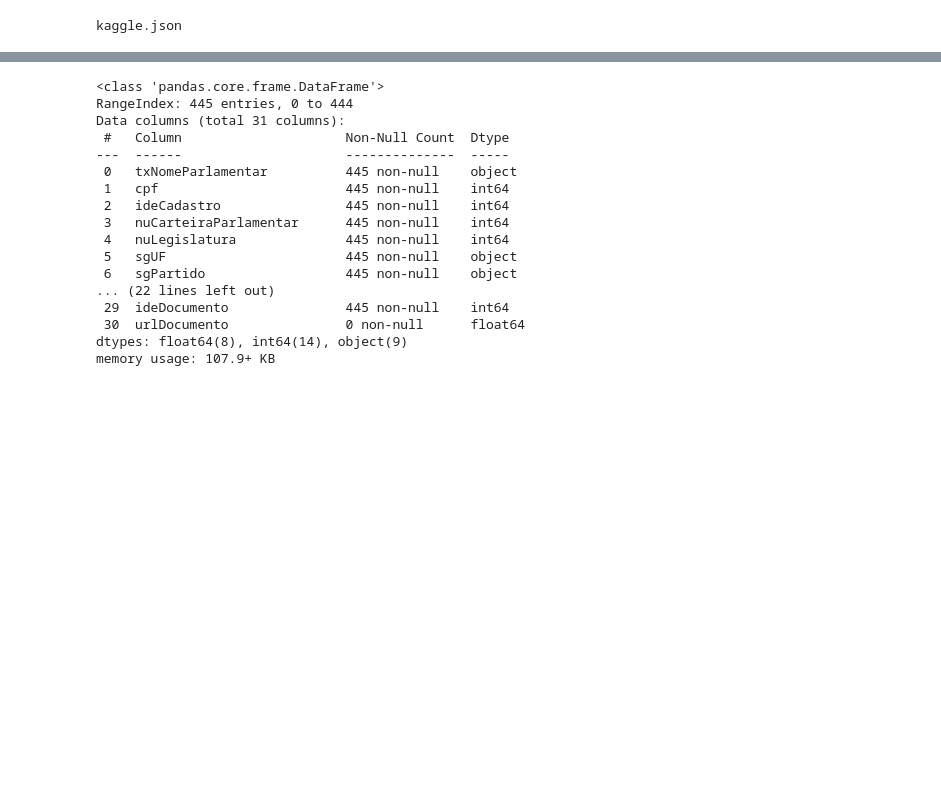
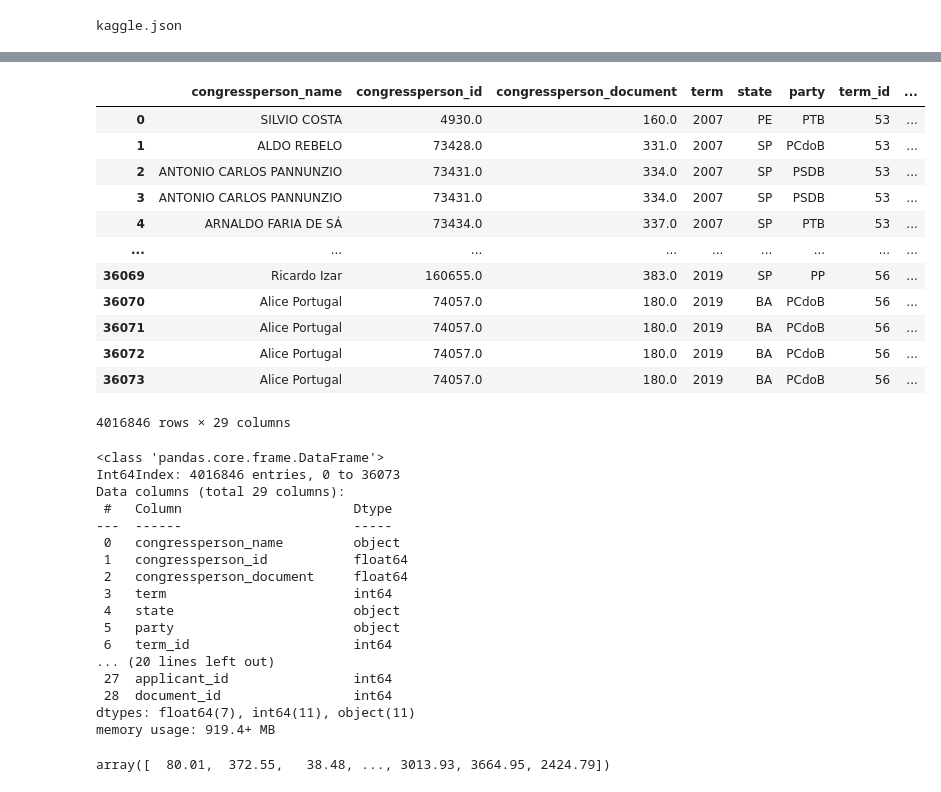
Before and after one commit to guiaech/projeto_integrador_VA, a Jupyter notebook: projeto_integrador_V_A.ipynb, the cells around one changed output, grey strips where cells are left out. Saved outputs shown, nothing was run; the diff lists cells and outputs as text; code cells hidden in the pictures; blank space fills up the shorter version.

```diff
--- a/projeto_integrador_V_A.ipynb
+++ b/projeto_integrador_V_A.ipynb
@@ -70,20 +53,55 @@ dt
+# %%
+#Lendo o arquivo csv, nele o separador foi o ponto e virgula.
+dt = pd.read_csv('/content/reimbursements-2008.csv', on_bad_lines='skip')
+dt2 = pd.read_csv('/content/reimbursements-2009.csv', on_bad_lines='skip')
+dt3 = pd.read_csv('/content/reimbursements-2010.csv', on_bad_lines='skip')
+dt4 = pd.read_csv('/content/reimbursements-2011.csv', on_bad_lines='skip')
+dt5 = pd.read_csv('/content/reimbursements-2012.csv', on_bad_lines='skip')
+dt6 = pd.read_csv('/content/reimbursements-2013.csv', on_bad_lines='skip')
+dt7 = pd.read_csv('/content/reimbursements-2014.csv', on_bad_lines='skip')
+dt8 = pd.read_csv('/content/reimbursements-2015.csv', on_bad_lines='skip')
+dt9 = pd.read_csv('/content/reimbursements-2016.csv', on_bad_lines='skip')
+dt10 = pd.read_csv('/content/reimbursements-2017.csv', on_bad_lines='skip')
+dt11 = pd.read_csv('/content/reimbursements-2018.csv', on_bad_lines='skip')
+dt12 = pd.read_csv('/content/reimbursements-2019.csv', on_bad_lines='skip')
+dt13 = pd.read_csv('/content/reimbursements-2020.csv', on_bad_lines='skip')
+dt14 = pd.read_csv('/content/reimbursements-2021.csv', on_bad_lines='skip')
+# %%
+# Concatenando toda tabelas
+nova = pd.concat([dt, dt2,dt3,dt4,dt5,dt6,dt7,dt8,dt9,dt10,dt11,dt12,dt13,dt14,])
+# %%
+display(nova)
+# %% [output]
+|  | congressperson_name | congressperson_id | congressperson_document | term | state | party | term_id | ... |
+| 0 | SILVIO COSTA | 4930.0 | 160.0 | 2007 | PE | PTB | 53 | ... |
+| 1 | ALDO REBELO | 73428.0 | 331.0 | 2007 | SP | PCdoB | 53 | ... |
+| 2 | ANTONIO CARLOS PANNUNZIO | 73431.0 | 334.0 | 2007 | SP | PSDB | 53 | ... |
+| 3 | ANTONIO CARLOS PANNUNZIO | 73431.0 | 334.0 | 2007 | SP | PSDB | 53 | ... |
+| 4 | ARNALDO FARIA DE SÁ | 73434.0 | 337.0 | 2007 | SP | PTB | 53 | ... |
+| ... | ... | ... | ... | ... | ... | ... | ... | ... |
+| 36069 | Ricardo Izar | 160655.0 | 383.0 | 2019 | SP | PP | 56 | ... |
+| 36070 | Alice Portugal | 74057.0 | 180.0 | 2019 | BA | PCdoB | 56 | ... |
+| 36071 | Alice Portugal | 74057.0 | 180.0 | 2019 | BA | PCdoB | 56 | ... |
+| 36072 | Alice Portugal | 74057.0 | 180.0 | 2019 | BA | PCdoB | 56 | ... |
+| 36073 | Alice Portugal | 74057.0 | 180.0 | 2019 | BA | PCdoB | 56 | ... |
+4016846 rows × 29 columns
 # %%
-dt.info()
+nova.info()
 # %% [output]
 <class 'pandas.core.frame.DataFrame'>
-RangeIndex: 445 entries, 0 to 444
-Data columns (total 31 columns):
- #   Column                     Non-Null Count  Dtype
----  ------                     --------------  -----
- 0   txNomeParlamentar          445 non-null    object
- 1   cpf                        445 non-null    int64
- 2   ideCadastro                445 non-null    int64
- 3   nuCarteiraParlamentar      445 non-null    int64
- 4   nuLegislatura              445 non-null    int64
- 5   sgUF                       445 non-null    object
- 6   sgPartido                  445 non-null    object
-... (22 lines left out)
- 29  ideDocumento               445 non-null    int64
- 30  urlDocumento               0 non-null      float64
-dtypes: float64(8), int64(14), object(9)
-memory usage: 107.9+ KB
+Int64Index: 4016846 entries, 0 to 36073
+Data columns (total 29 columns):
+ #   Column                      Dtype
+---  ------                      -----
+ 0   congressperson_name         object
+ 1   congressperson_id           float64
+ 2   congressperson_document     float64
+ 3   term                        int64
+ 4   state                       object
+ 5   party                       object
+ 6   term_id                     int64
+... (20 lines left out)
+ 27  applicant_id                int64
+ 28  document_id                 int64
+dtypes: float64(7), int64(11), object(11)
+memory usage: 919.4+ MB
@@ -89,0 +117,5 @@ memory usage: 107.9+ KB
+# %%
+# Verificando valores unicos
+df['document_value'].unique()
+# %% [output]
+array([  80.01,  372.55,   38.48, ..., 3013.93, 3664.95, 2424.79])
```
Also changed, not shown: parts of 13 cells of this notebook.
